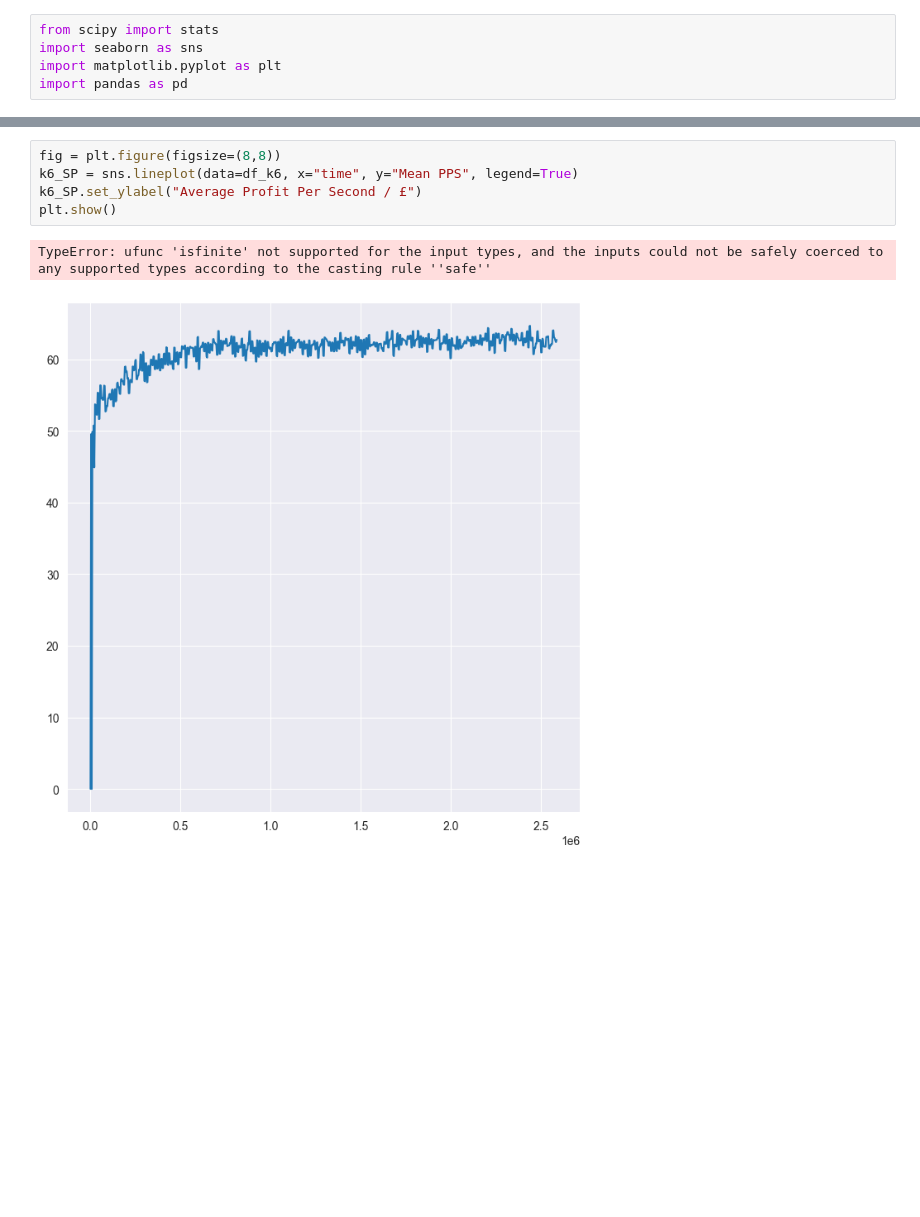
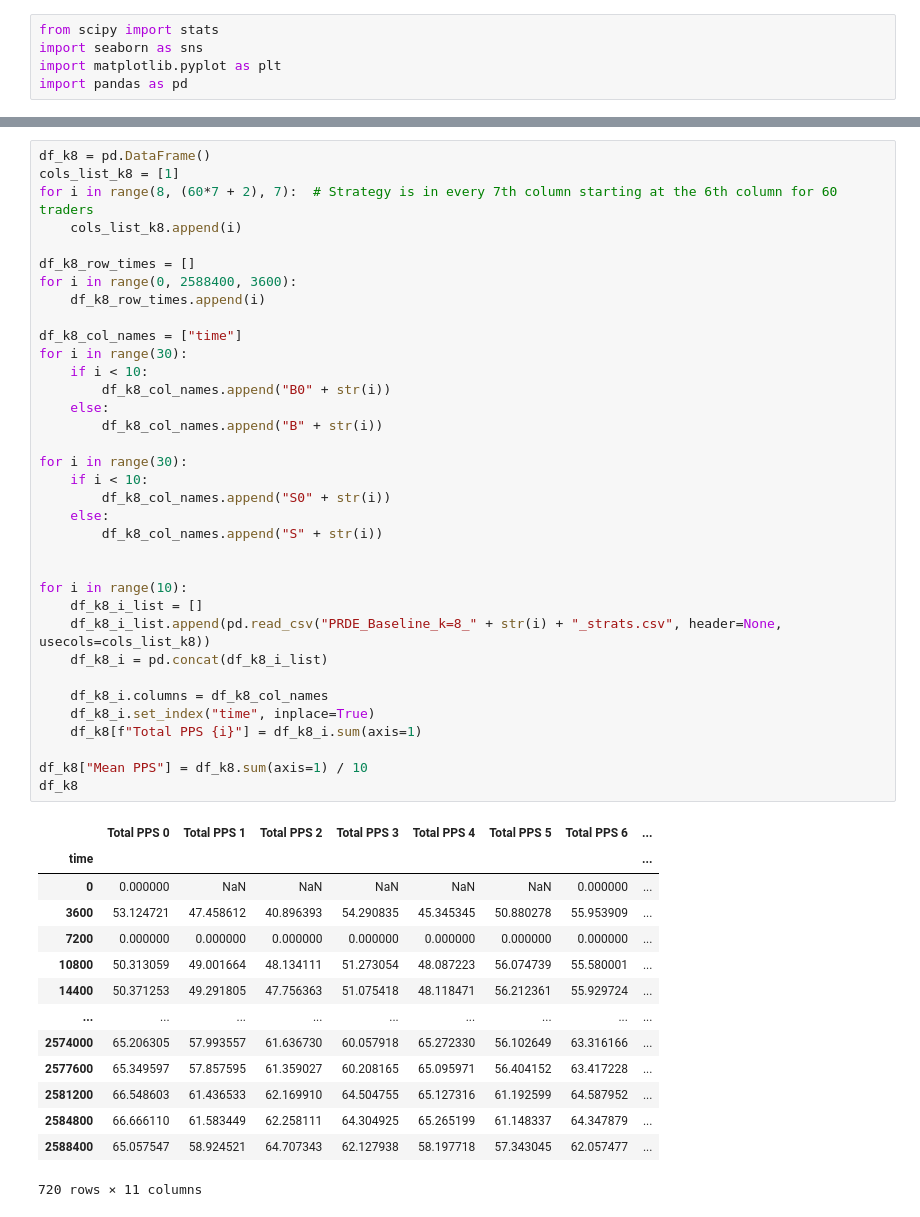
Before and after one commit to MJ-Peters/INFT-Coursework-PRDE-Trader-Evaluation-and-Improvement, a Jupyter notebook: Investigating K and F/k Experiment/k Data Analysis.ipynb, the cells around one changed output, grey strips where cells are left out. Saved outputs shown, nothing was run; the diff lists cells and outputs as text; blank space fills up the shorter version.

```diff
--- a/Investigating K and F/k Experiment/k Data Analysis.ipynb
+++ b/Investigating K and F/k Experiment/k Data Analysis.ipynb
@@ -58,11 +107,53 @@ df_k6
 | 2584800 | 64.436325 | 61.434090 | 61.803226 | 61.172153 | 63.248786 | 64.509266 | 64.164265 | ... |
 | 2588400 | 61.173098 | 62.516995 | 60.770583 | 63.613718 | 62.698001 | 66.989570 | 63.298875 | ... |
 720 rows × 11 columns
-# %%
-fig = plt.figure(figsize=(8,8))
-k6_SP = sns.lineplot(data=df_k6, x="time", y="Mean PPS", legend=True)
-k6_SP.set_ylabel("Average Profit Per Second / £")
-plt.show()
-# %% [output]
-TypeError: ufunc 'isfinite' not supported for the input types, and the inputs could not be safely coerced to any supported types according to the casting rule ''safe''
-[figure, removed]
+# %%
+df_k8 = pd.DataFrame()
+cols_list_k8 = [1]
+for i in range(8, (60*7 + 2), 7):  # Strategy is in every 7th column starting at the 6th column for 60 traders
+    cols_list_k8.append(i)
+
+df_k8_row_times = []
+for i in range(0, 2588400, 3600):
+    df_k8_row_times.append(i)
+
+df_k8_col_names = ["time"]
+for i in range(30):
+    if i < 10:
+        df_k8_col_names.append("B0" + str(i))
+    else:
+        df_k8_col_names.append("B" + str(i))
+
+for i in range(30):
+    if i < 10:
+        df_k8_col_names.append("S0" + str(i))
+    else:
+        df_k8_col_names.append("S" + str(i))
+
+
+for i in range(10):
+    df_k8_i_list = []
+    df_k8_i_list.append(pd.read_csv("PRDE_Baseline_k=8_" + str(i) + "_strats.csv", header=None, usecols=cols_list_k8))
+    df_k8_i = pd.concat(df_k8_i_list)
+
+    df_k8_i.columns = df_k8_col_names
+    df_k8_i.set_index("time", inplace=True)
+    df_k8[f"Total PPS {i}"] = df_k8_i.sum(axis=1)
+
+df_k8["Mean PPS"] = df_k8.sum(axis=1) / 10
+df_k8
+# %% [output]
+|  | Total PPS 0 | Total PPS 1 | Total PPS 2 | Total PPS 3 | Total PPS 4 | Total PPS 5 | Total PPS 6 | ... |
+| time |  |  |  |  |  |  |  | ... |
+| 0 | 0.000000 | NaN | NaN | NaN | NaN | NaN | 0.000000 | ... |
+| 3600 | 53.124721 | 47.458612 | 40.896393 | 54.290835 | 45.345345 | 50.880278 | 55.953909 | ... |
+| 7200 | 0.000000 | 0.000000 | 0.000000 | 0.000000 | 0.000000 | 0.000000 | 0.000000 | ... |
+| 10800 | 50.313059 | 49.001664 | 48.134111 | 51.273054 | 48.087223 | 56.074739 | 55.580001 | ... |
+| 14400 | 50.371253 | 49.291805 | 47.756363 | 51.075418 | 48.118471 | 56.212361 | 55.929724 | ... |
+| ... | ... | ... | ... | ... | ... | ... | ... | ... |
+| 2574000 | 65.206305 | 57.993557 | 61.636730 | 60.057918 | 65.272330 | 56.102649 | 63.316166 | ... |
+| 2577600 | 65.349597 | 57.857595 | 61.359027 | 60.208165 | 65.095971 | 56.404152 | 63.417228 | ... |
+| 2581200 | 66.548603 | 61.436533 | 62.169910 | 64.504755 | 65.127316 | 61.192599 | 64.587952 | ... |
+| 2584800 | 66.666110 | 61.583449 | 62.258111 | 64.304925 | 65.265199 | 61.148337 | 64.347879 | ... |
+| 2588400 | 65.057547 | 58.924521 | 64.707343 | 62.127938 | 58.197718 | 57.343045 | 62.057477 | ... |
+720 rows × 11 columns
```
Also changed, not shown: parts of 6 cells of this notebook.
